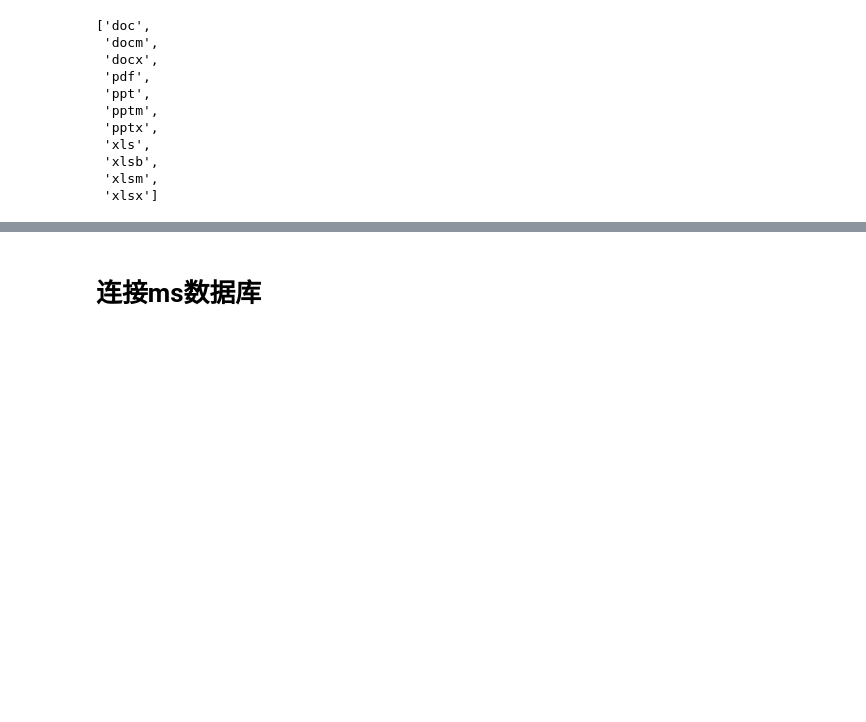
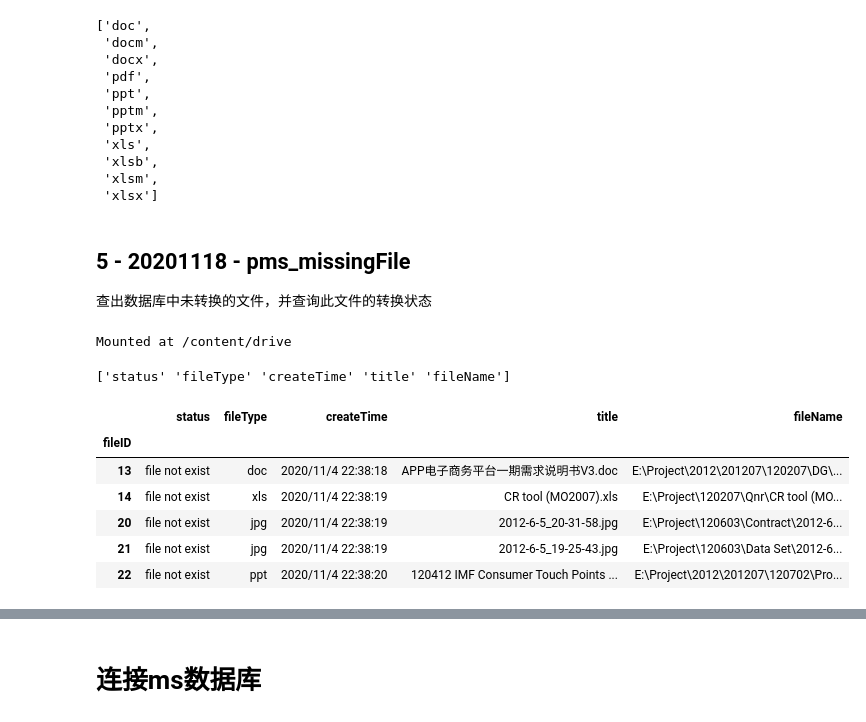
Before and after one commit to AsteriskAzurain/illuminera, a Jupyter notebook: illuminera.ipynb, the cells around one changed output, grey strips where cells are left out. Drawn from its saved outputs; the diff is of its cells as text; code cells hidden in the pictures; blank space fills up the shorter version.

```diff
--- a/illuminera.ipynb
+++ b/illuminera.ipynb
@@ -689,3 +689,12 @@ ls_type_s
  'xlsb',
  'xlsm',
  'xlsx']
+# %% [markdown]
+## 5 - 20201118 - pms_missingFile
+
+查出数据库中未转换的文件，并查询此文件的转换状态
+# %%
+from google.colab import drive
+drive.mount('/content/drive')
+# %% [output]
+Mounted at /content/drive
@@ -691,0 +709,13 @@ ls_type_s
+# %%
+fbData=fbData.drop(columns=['Unnamed: 0','sn'])
+print(fbData.columns.values)
+fbData[:5]
+# %% [output]
+['status' 'fileType' 'createTime' 'title' 'fileName']
+|  | status | fileType | createTime | title | fileName |
+| fileID |  |  |  |  |  |
+| 13 | file not exist | doc | 2020/11/4 22:38:18 | APP电子商务平台一期需求说明书V3.doc | E:\Project\2012\201207\120207\DG\... |
+| 14 | file not exist | xls | 2020/11/4 22:38:19 | CR tool (MO2007).xls | E:\Project\120207\Qnr\CR tool (MO... |
+| 20 | file not exist | jpg | 2020/11/4 22:38:19 | 2012-6-5_20-31-58.jpg | E:\Project\120603\Contract\2012-6... |
+| 21 | file not exist | jpg | 2020/11/4 22:38:19 | 2012-6-5_19-25-43.jpg | E:\Project\120603\Data Set\2012-6... |
+| 22 | file not exist | ppt | 2020/11/4 22:38:20 | 120412 IMF Consumer Touch Points ... | E:\Project\2012\201207\120702\Pro... |
```
Also changed, not shown: parts of 4 cells of this notebook.
